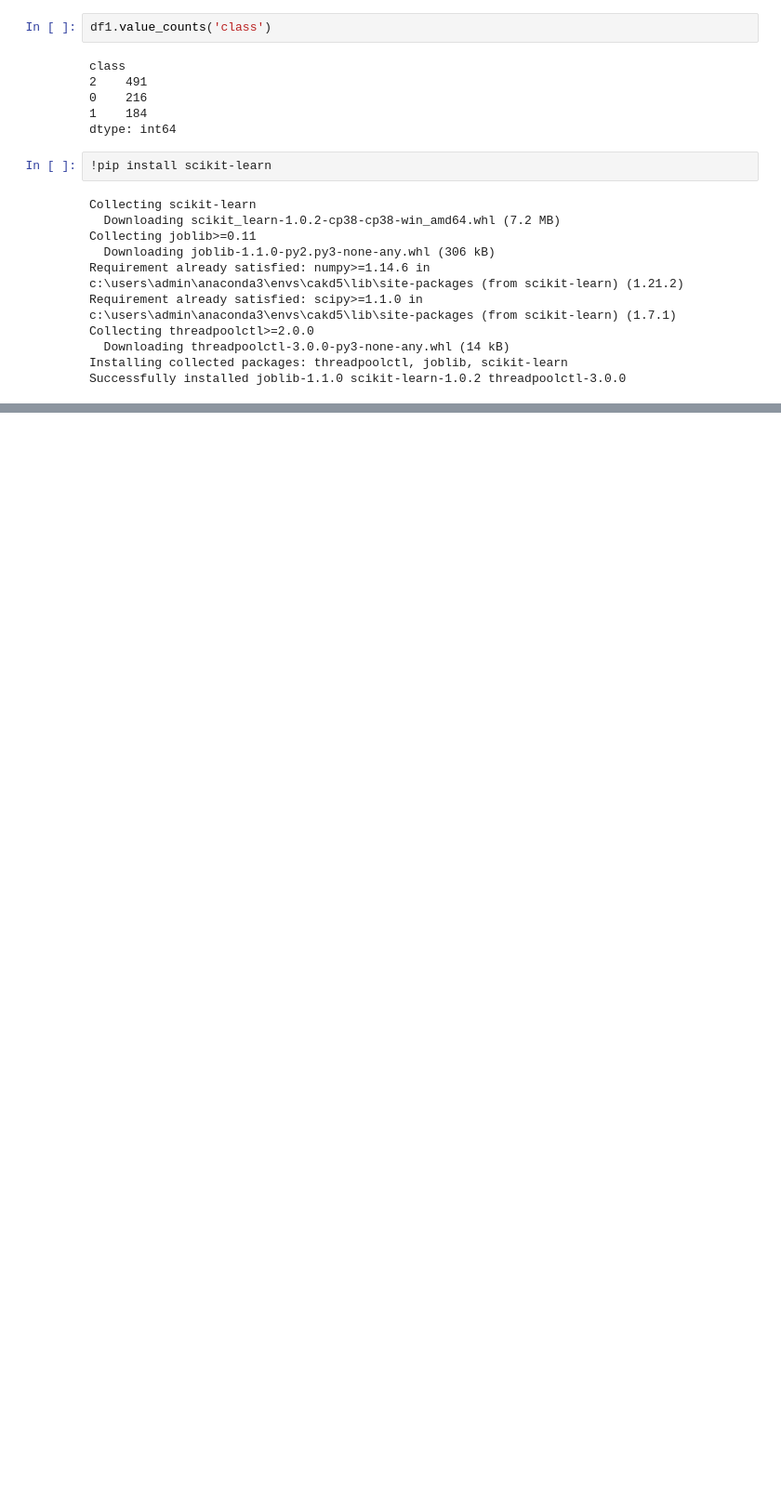
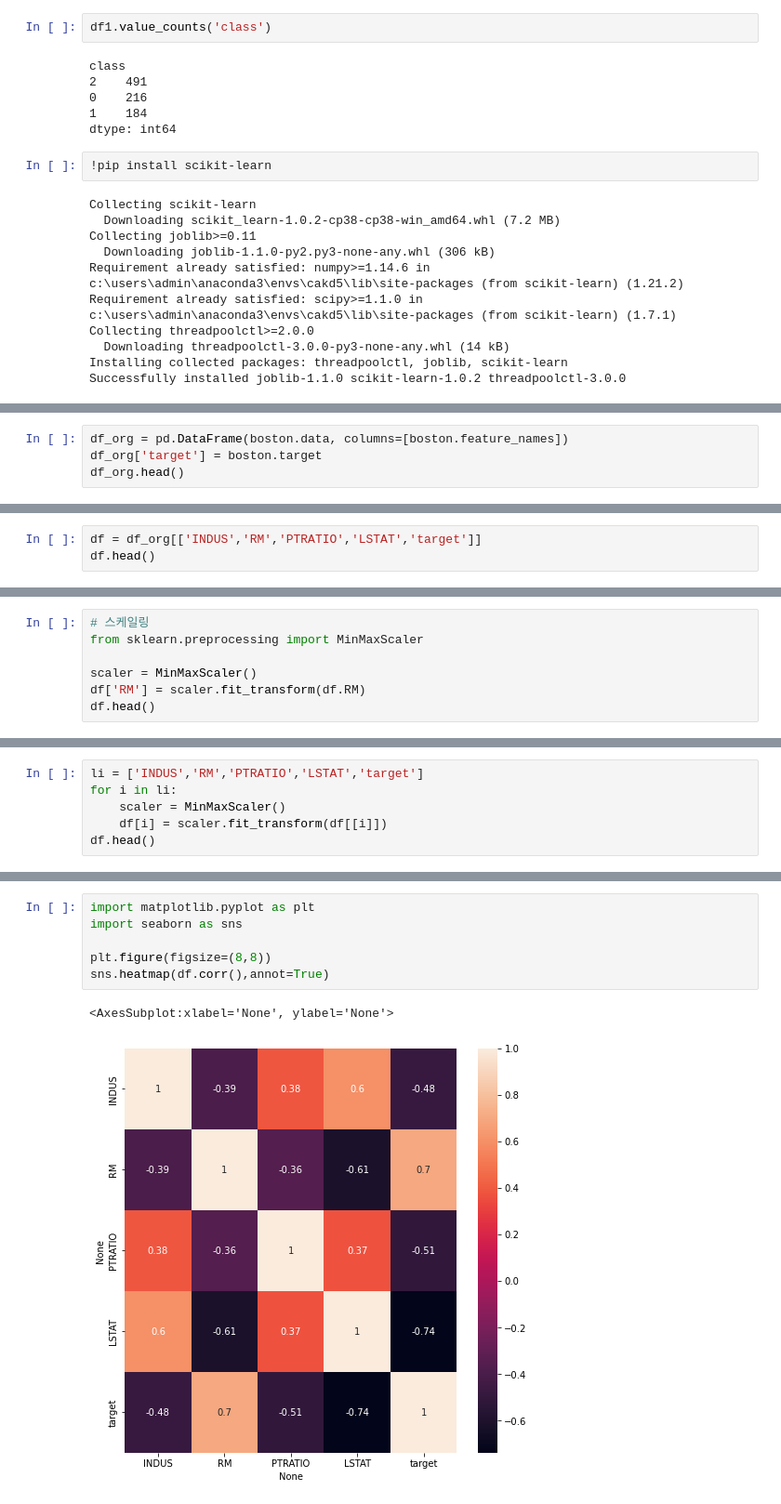
Before and after one commit to bnv20/kdt5, a Jupyter notebook: m2_분석라이브러리활용/pandas/pandas_데이터처리.ipynb, the cells around one changed output, grey strips where cells are left out. Shown at 93% size. Drawn from its saved outputs; the diff is of its cells as text; blank space fills up the shorter version.

```diff
--- a/m2_분석라이브러리활용/pandas/pandas_데이터처리.ipynb
+++ b/m2_분석라이브러리활용/pandas/pandas_데이터처리.ipynb
@@ -836,0 +887,4 @@ df1.head()
+# %%
+df_org = pd.DataFrame(boston.data, columns=[boston.feature_names])
+df_org['target'] = boston.target
+df_org.head()
@@ -836,0 +898,3 @@ df1.head()
+# %%
+df = df_org[['INDUS','RM','PTRATIO','LSTAT','target']]
+df.head()
@@ -836,0 +908,7 @@ df1.head()
+# %%
+# 스케일링
+from sklearn.preprocessing import MinMaxScaler
+
+scaler = MinMaxScaler()
+df['RM'] = scaler.fit_transform(df.RM)
+df.head()
@@ -836,0 +937,6 @@ df1.head()
+# %%
+li = ['INDUS','RM','PTRATIO','LSTAT','target']
+for i in li:
+    scaler = MinMaxScaler()
+    df[i] = scaler.fit_transform(df[[i]])
+df.head()
@@ -836,0 +959,9 @@ df1.head()
+# %%
+import matplotlib.pyplot as plt
+import seaborn as sns
+
+plt.figure(figsize=(8,8))
+sns.heatmap(df.corr(),annot=True)
+# %% [output]
+<AxesSubplot:xlabel='None', ylabel='None'>
+[figure, added]
```
Also changed, not shown: parts of 56 cells of this notebook.
